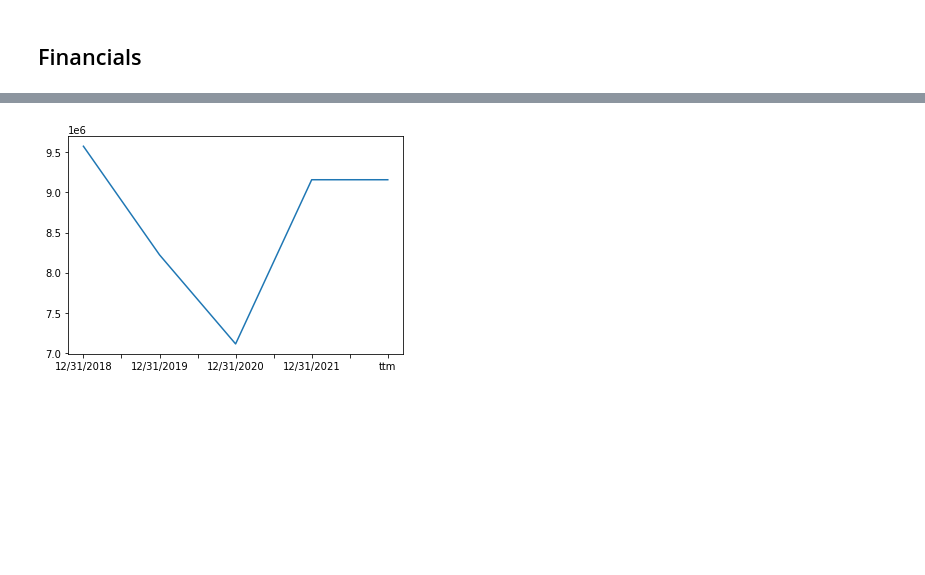
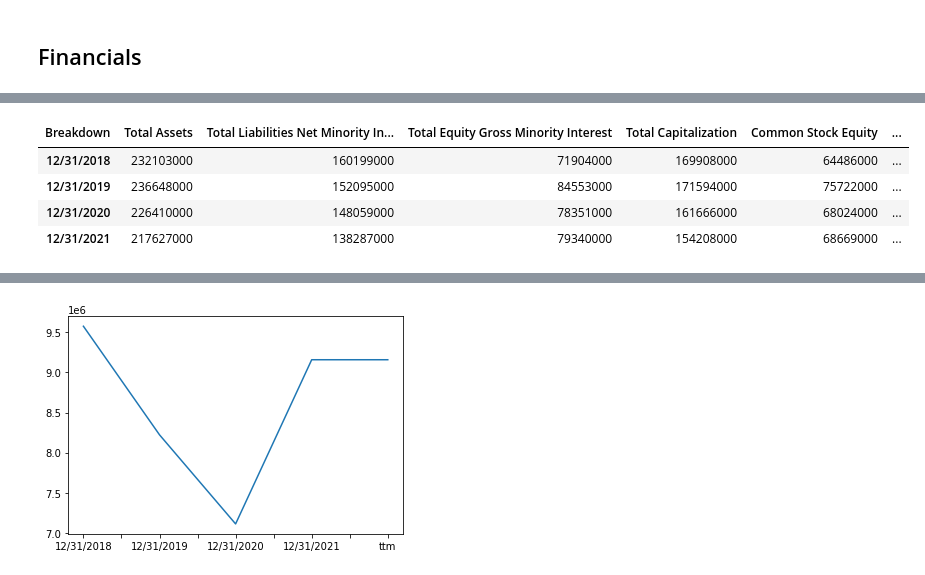
Before and after one commit to stijnverpoest/stock-scraping, a Jupyter notebook: stock_scraping.ipynb, the cells around one changed output, grey strips where cells are left out. Cells and saved outputs as stored; diff of their text form; code cells hidden in the pictures; blank space fills up the shorter version.

```diff
--- a/stock_scraping.ipynb
+++ b/stock_scraping.ipynb
@@ -36,2 +62,9 @@ from functions import income_statement
 # %%
-cf_abi = income_statement('ABI.BR', 'cash-flow')
+fin_abi = income_statement('ABI.BR', 'balance-sheet')
+fin_abi
+# %% [output]
+| Breakdown | Total Assets | Total Liabilities Net Minority In... | Total Equity Gross Minority Interest | Total Capitalization | Common Stock Equity | ... |
+| 12/31/2018 | 232103000 | 160199000 | 71904000 | 169908000 | 64486000 | ... |
+| 12/31/2019 | 236648000 | 152095000 | 84553000 | 171594000 | 75722000 | ... |
+| 12/31/2020 | 226410000 | 148059000 | 78351000 | 161666000 | 68024000 | ... |
+| 12/31/2021 | 217627000 | 138287000 | 79340000 | 154208000 | 68669000 | ... |
```
Also changed, not shown: parts of 8 cells of this notebook.
